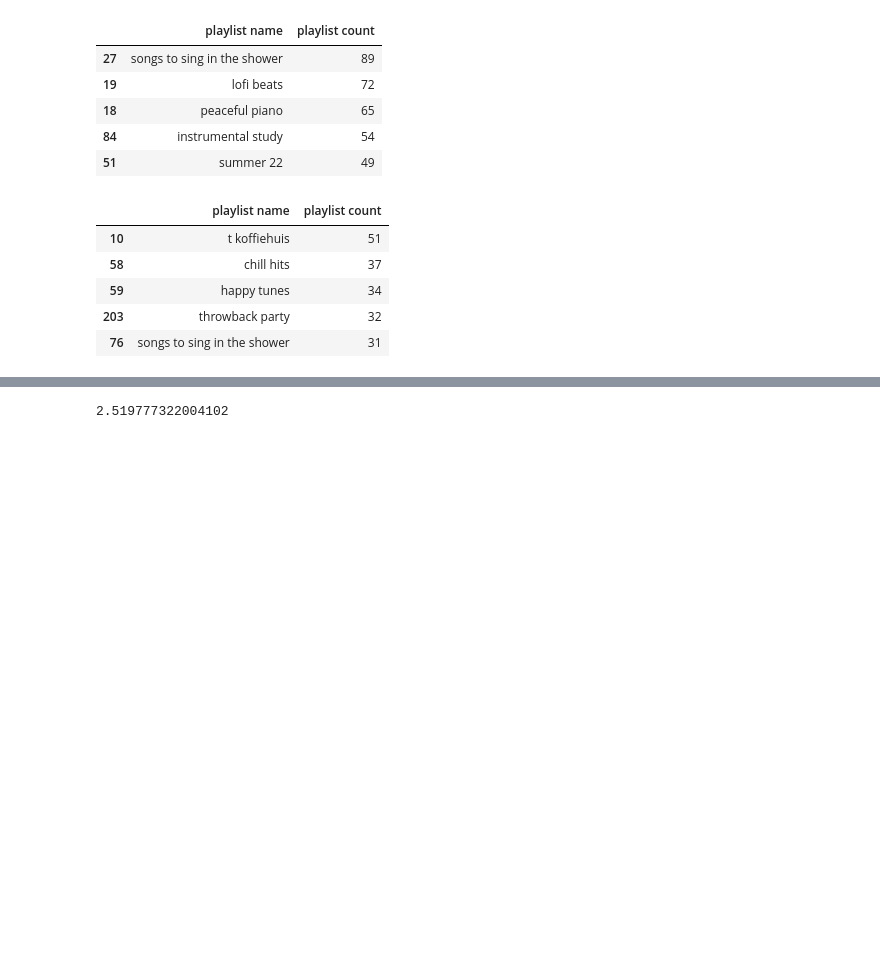
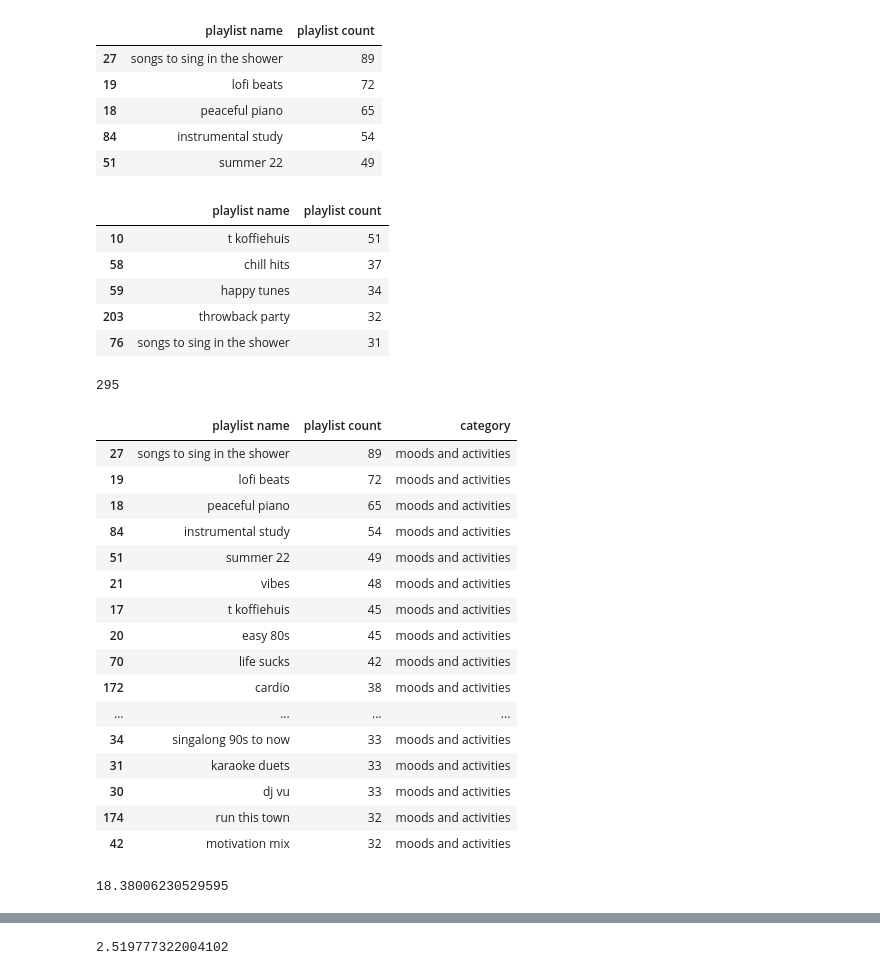
Before and after one commit to Yvysanna/Thesis, a Jupyter notebook: spotify1.ipynb, the cells around one changed output, grey strips where cells are left out. Saved outputs shown, nothing was run; the diff lists cells and outputs as text; code cells hidden in the pictures; blank space fills up the shorter version.

```diff
--- a/spotify1.ipynb
+++ b/spotify1.ipynb
@@ -601,0 +612,33 @@ male[['playlist name', 'playlist count']][male['category'] == 'moods and activit
+# %%
+concentration = female[['playlist name', 'playlist count']][female['playlist name'].isin(l)].drop_duplicates()
+
+concentration['playlist count'].sum()
+# %% [output]
+295
+# %%
+#x =
+x = female[['playlist name', 'playlist count','category']][female['category'] == 'moods and activities'].drop_duplicates()
+x.sort_values(by='playlist count', ascending=False).head(20)
+# %% [output]
+|  | playlist name | playlist count | category |
+| 27 | songs to sing in the shower | 89 | moods and activities |
+| 19 | lofi beats | 72 | moods and activities |
+| 18 | peaceful piano | 65 | moods and activities |
+| 84 | instrumental study | 54 | moods and activities |
+| 51 | summer 22 | 49 | moods and activities |
+| 21 | vibes | 48 | moods and activities |
+| 17 | t koffiehuis | 45 | moods and activities |
+| 20 | easy 80s | 45 | moods and activities |
+| 70 | life sucks | 42 | moods and activities |
+| 172 | cardio | 38 | moods and activities |
+| ... | ... | ... | ... |
+| 34 | singalong 90s to now | 33 | moods and activities |
+| 31 | karaoke duets | 33 | moods and activities |
+| 30 | dj vu | 33 | moods and activities |
+| 174 | run this town | 32 | moods and activities |
+| 42 | motivation mix | 32 | moods and activities |
+# %%
+# How much percent of all mood and activity playlists are concentration playlists
+(295/1605)*100
+# %% [output]
+18.38006230529595
```
Also changed, not shown: parts of 5 cells of this notebook, 5 other files.
